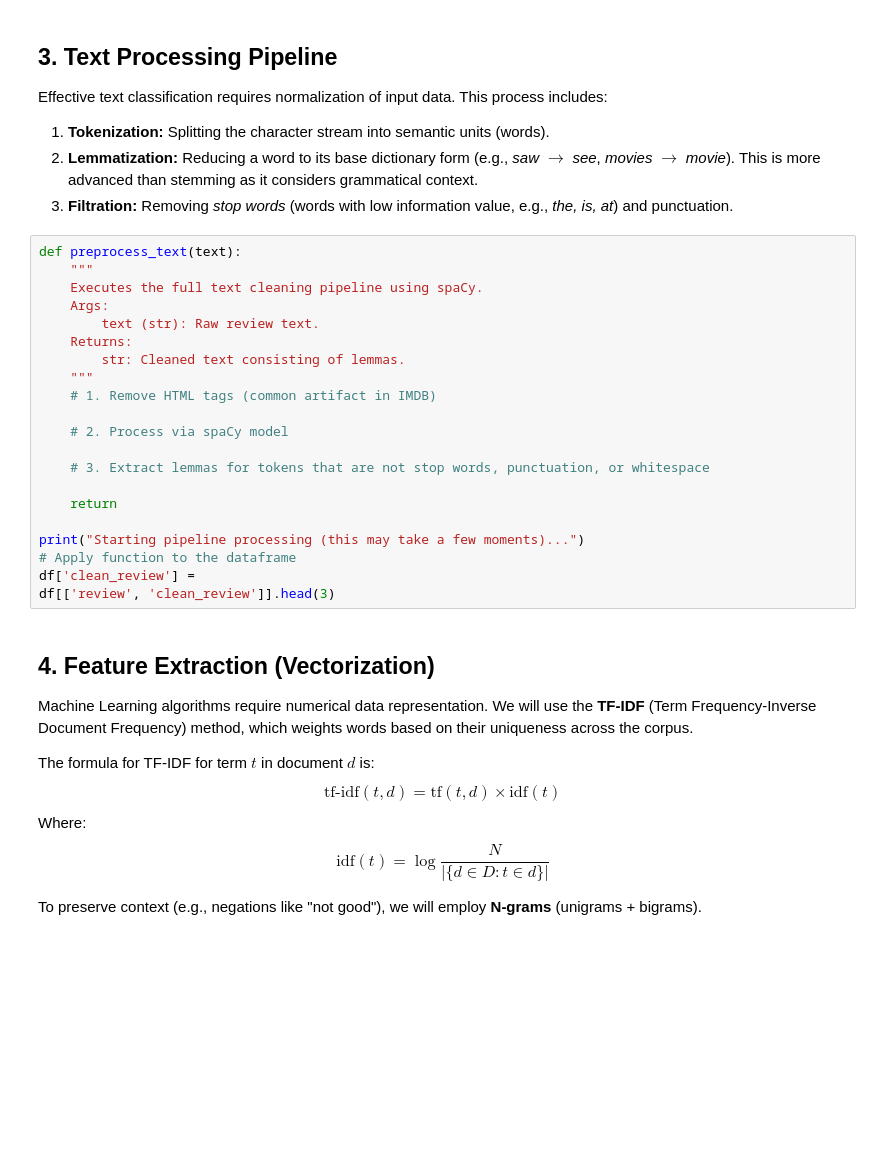
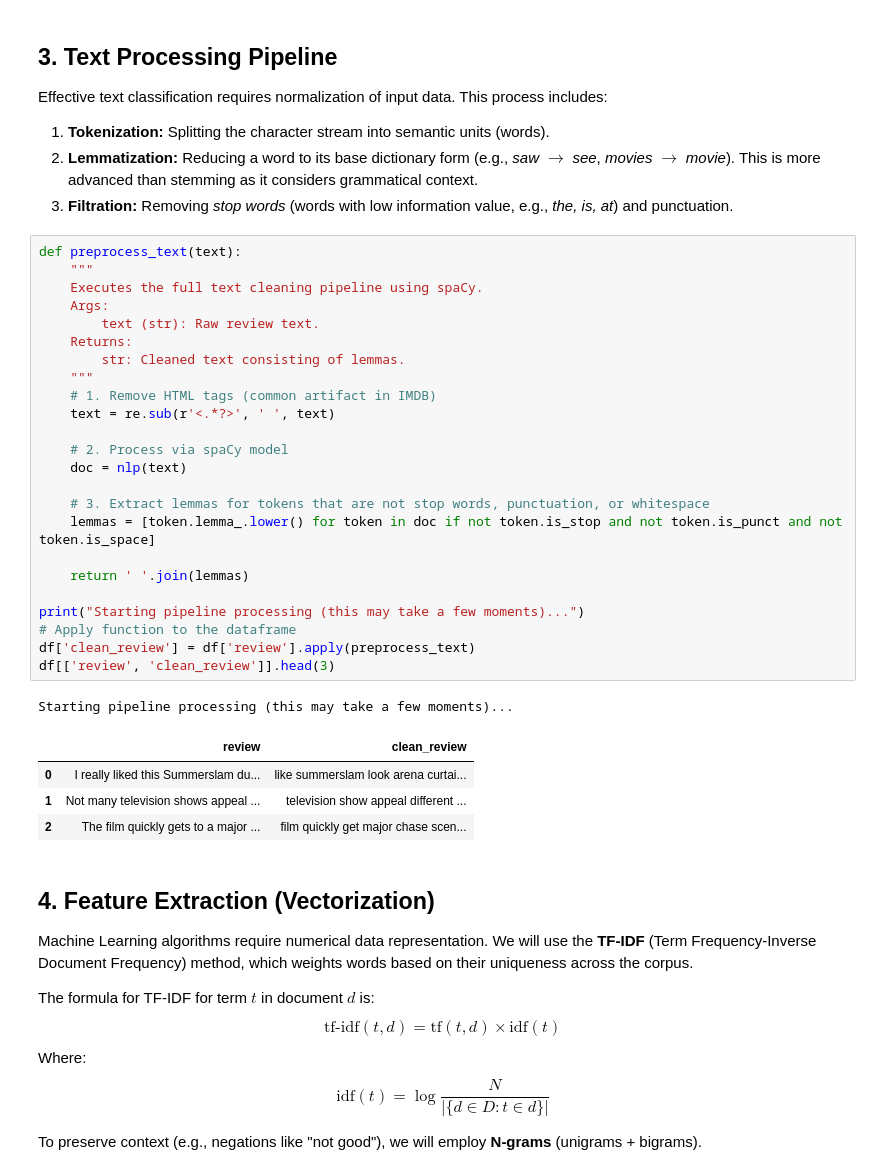
Before and after one commit to FilipPasternak/MachineLearningLaby, a Jupyter notebook: NLP_task.ipynb, the cells around one changed output. Drawn from its saved outputs; the diff is of its cells as text; blank space fills up the shorter version.

```diff
--- a/NLP_task.ipynb
+++ b/NLP_task.ipynb
@@ -67,24 +74,33 @@ Effective text classification requires normalization of input data. This process
 # %%
 def preprocess_text(text):
     """
     Executes the full text cleaning pipeline using spaCy.
     Args:
         text (str): Raw review text.
     Returns:
         str: Cleaned text consisting of lemmas.
     """
     # 1. Remove HTML tags (common artifact in IMDB)
+    text = re.sub(r'<.*?>', ' ', text)
 
     # 2. Process via spaCy model
+    doc = nlp(text)
 
     # 3. Extract lemmas for tokens that are not stop words, punctuation, or whitespace
+    lemmas = [token.lemma_.lower() for token in doc if not token.is_stop and not token.is_punct and not token.is_space]
 
-    return
+    return ' '.join(lemmas)
 
 print("Starting pipeline processing (this may take a few moments)...")
 # Apply function to the dataframe
-df['clean_review'] =
+df['clean_review'] = df['review'].apply(preprocess_text)
 df[['review', 'clean_review']].head(3)
+# %% [output]
+Starting pipeline processing (this may take a few moments)...
+|  | review | clean_review |
+| 0 | I really liked this Summerslam du... | like summerslam look arena curtai... |
+| 1 | Not many television shows appeal ... | television show appeal different ... |
+| 2 | The film quickly gets to a major ... | film quickly get major chase scen... |
 # %% [markdown]
 ## 4. Feature Extraction (Vectorization)
 
```
Also changed, not shown: parts of 7 cells of this notebook.
